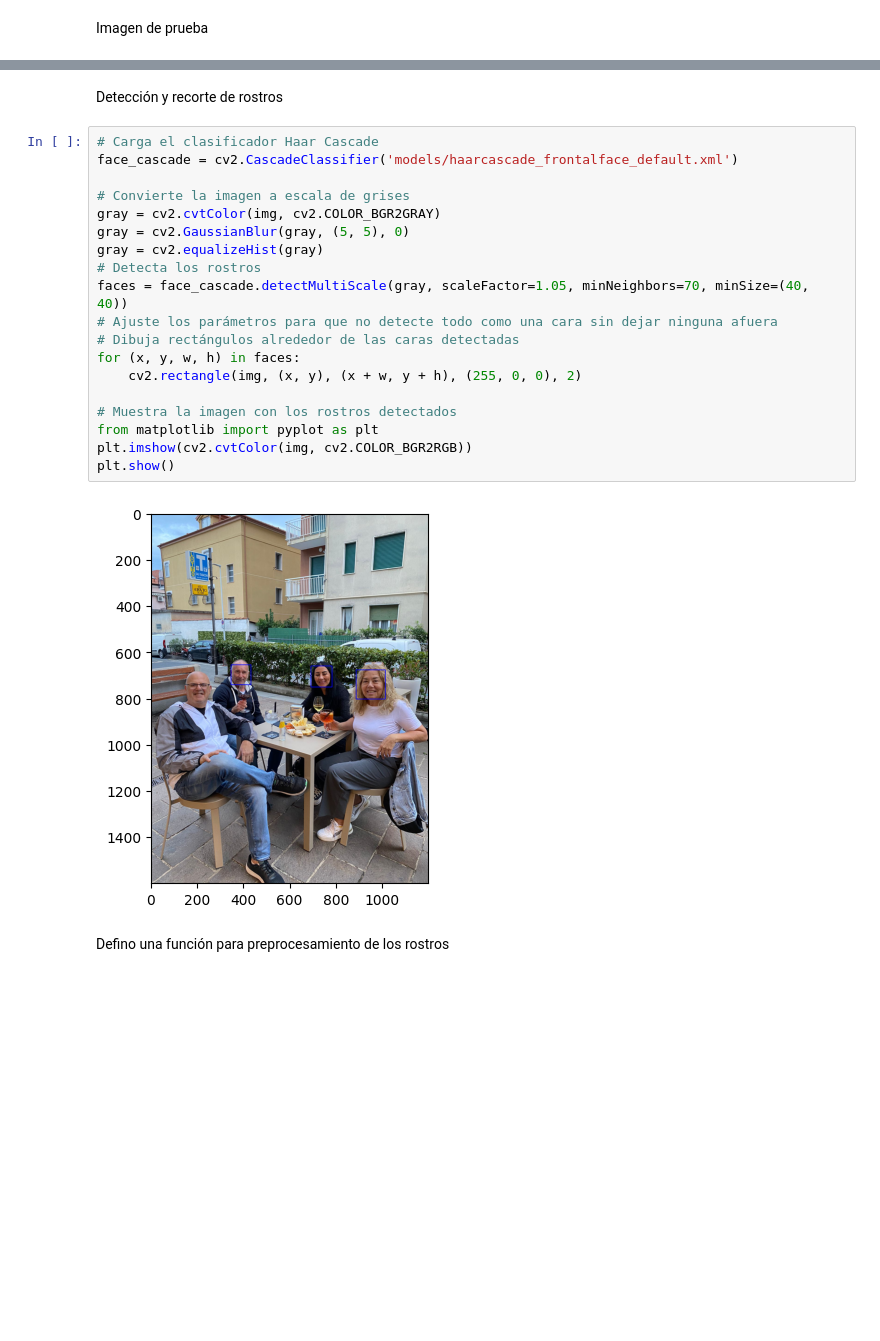
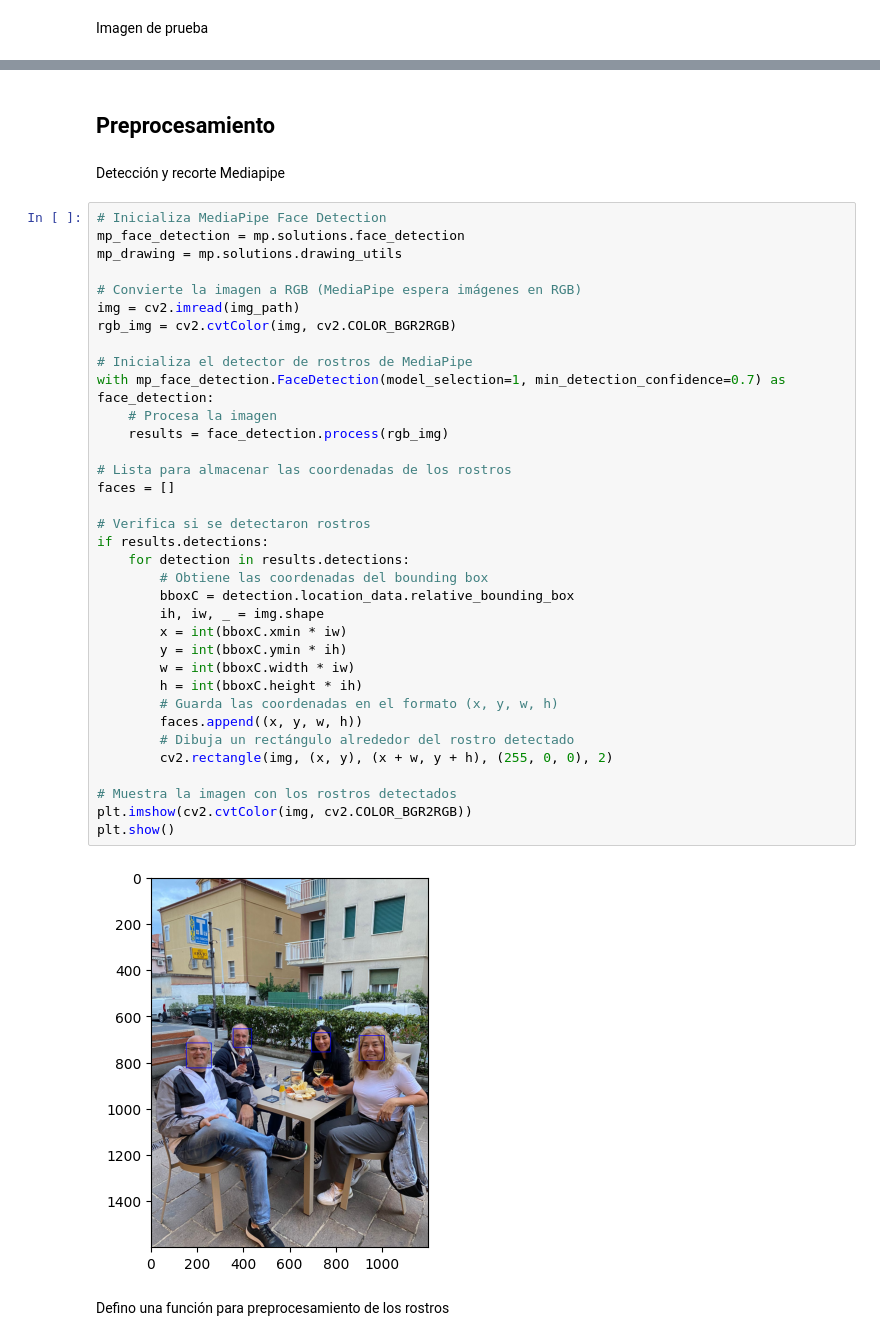
Before and after one commit to MartinaLarrea/CV_age_classification, a Jupyter notebook: MVP.ipynb, the cells around one changed output, grey strips where cells are left out. Cells and saved outputs as stored; diff of their text form; blank space fills up the shorter version.

Commit message:
Elección detector de rostro

```diff
--- a/MVP.ipynb
+++ b/MVP.ipynb
@@ -53,26 +17,44 @@ array([[[248, 200, 148],
+# %% [markdown]
+## Preprocesamiento
 # %% [markdown]
-Detección y recorte de rostros
+Detección y recorte Mediapipe
-# %%
-# Carga el clasificador Haar Cascade
-face_cascade = cv2.CascadeClassifier('models/haarcascade_frontalface_default.xml')
-
-# Convierte la imagen a escala de grises
-gray = cv2.cvtColor(img, cv2.COLOR_BGR2GRAY)
-gray = cv2.GaussianBlur(gray, (5, 5), 0)
-gray = cv2.equalizeHist(gray)
-# Detecta los rostros
-faces = face_cascade.detectMultiScale(gray, scaleFactor=1.05, minNeighbors=70, minSize=(40, 40))
-# Ajuste los parámetros para que no detecte todo como una cara sin dejar ninguna afuera
-# Dibuja rectángulos alrededor de las caras detectadas
-for (x, y, w, h) in faces:
-    cv2.rectangle(img, (x, y), (x + w, y + h), (255, 0, 0), 2)
-
-# Muestra la imagen con los rostros detectados
-from matplotlib import pyplot as plt
-plt.imshow(cv2.cvtColor(img, cv2.COLOR_BGR2RGB))
-plt.show()
-# %% [output]
-[figure, removed]
+# %%
+# Inicializa MediaPipe Face Detection
+mp_face_detection = mp.solutions.face_detection
+mp_drawing = mp.solutions.drawing_utils
+
+# Convierte la imagen a RGB (MediaPipe espera imágenes en RGB)
+img = cv2.imread(img_path)
+rgb_img = cv2.cvtColor(img, cv2.COLOR_BGR2RGB)
+
+# Inicializa el detector de rostros de MediaPipe
+with mp_face_detection.FaceDetection(model_selection=1, min_detection_confidence=0.7) as face_detection:
+    # Procesa la imagen
+    results = face_detection.process(rgb_img)
+
+# Lista para almacenar las coordenadas de los rostros
+faces = []
+
+# Verifica si se detectaron rostros
+if results.detections:
+    for detection in results.detections:
+        # Obtiene las coordenadas del bounding box
+        bboxC = detection.location_data.relative_bounding_box
+        ih, iw, _ = img.shape
+        x = int(bboxC.xmin * iw)
+        y = int(bboxC.ymin * ih)
+        w = int(bboxC.width * iw)
+        h = int(bboxC.height * ih)
+        # Guarda las coordenadas en el formato (x, y, w, h)
+        faces.append((x, y, w, h))
+        # Dibuja un rectángulo alrededor del rostro detectado
+        cv2.rectangle(img, (x, y), (x + w, y + h), (255, 0, 0), 2)
+
+# Muestra la imagen con los rostros detectados
+plt.imshow(cv2.cvtColor(img, cv2.COLOR_BGR2RGB))
+plt.show()
+# %% [output]
+[figure, added]
 # %% [markdown]
 Defino una función para preprocesamiento de los rostros
 # %%
```
Also changed, not shown: parts of 11 cells of this notebook, 3 other files.
